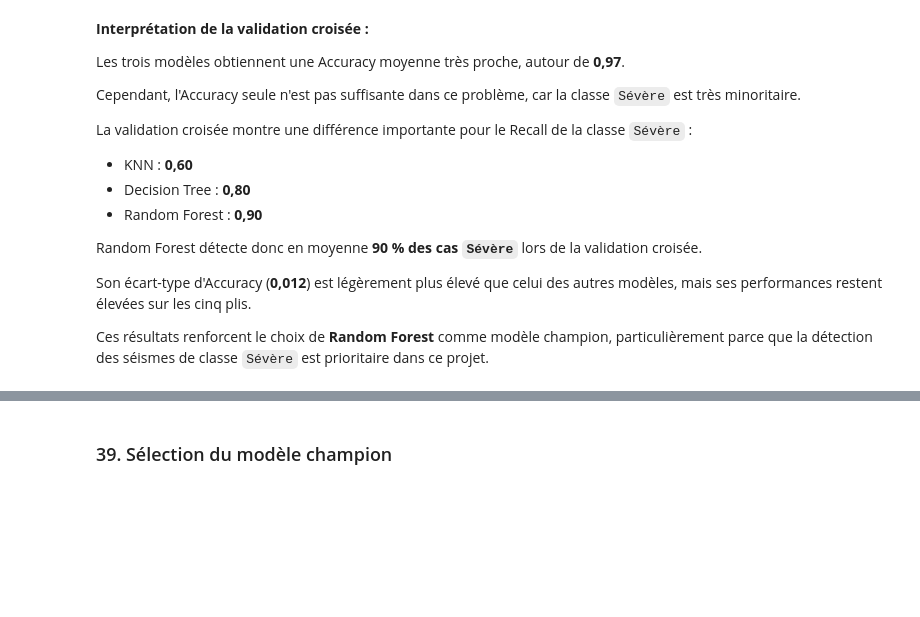
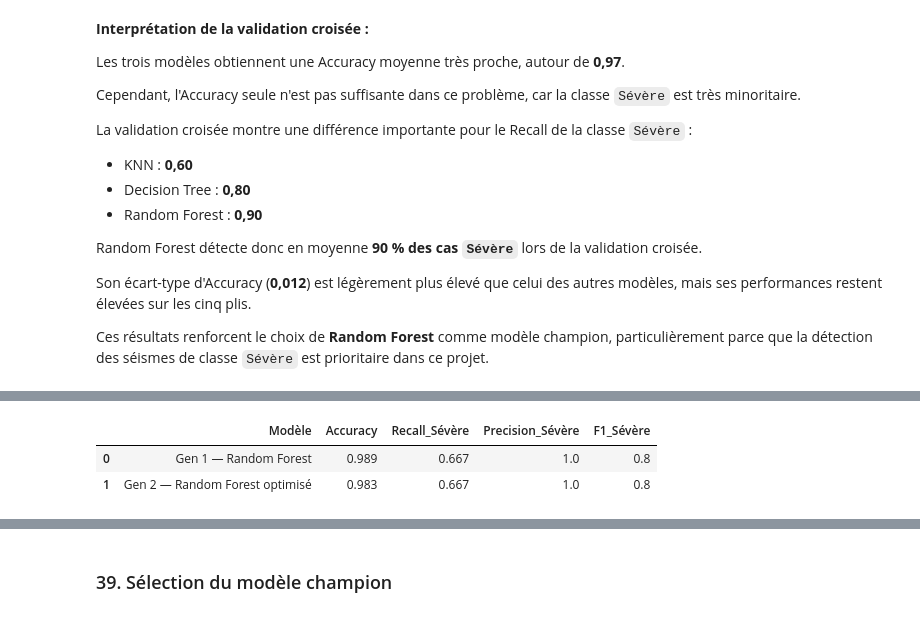
Before and after one commit to tarekalsemaan/USGS-Earthquake-AI, a Jupyter notebook: notebooks/05_Model_Damage.ipynb, the cells around one changed output, grey strips where cells are left out. Saved outputs shown, nothing was run; the diff lists cells and outputs as text; code cells hidden in the pictures; blank space fills up the shorter version.

Commit message:
Add Gen 2 Random Forest hyperparameter tuning

```diff
--- a/notebooks/05_Model_Damage.ipynb
+++ b/notebooks/05_Model_Damage.ipynb
@@ -1699,0 +1708,18 @@ Ces résultats renforcent le choix de **Random Forest** comme modèle champion,
+# %%
+
+# GEN 2 — HYPERPARAMÈTRES À TESTER
+
+
+param_grid = {
+    "n_estimators": [100, 200, 300, 500],
+    "max_depth": [None, 5, 10, 20],
+    "min_samples_split": [2, 5, 10],
+    "min_samples_leaf": [1, 2, 4],
+    "max_features": ["sqrt", "log2"],
+    "class_weight": ["balanced", "balanced_subsample"]
+}
+
+print("Hyperparamètres à tester :")
+
+for param, values in param_grid.items():
+    print(f"{param} : {values}")
@@ -1699,0 +1851,51 @@ Ces résultats renforcent le choix de **Random Forest** comme modèle champion,
+# %%
+
+# COMPARAISON — GEN 1 VS GEN 2
+
+
+comparison_gen = pd.DataFrame({
+    "Modèle": [
+        "Gen 1 — Random Forest",
+        "Gen 2 — Random Forest optimisé"
+    ],
+    "Accuracy": [
+        accuracy_rf,
+        accuracy_gen2
+    ],
+    "Recall_Sévère": [
+        recall_score(
+            y_test,
+            y_pred_rf,
+            labels=["Sévère"],
+            average=None,
+            zero_division=0
+        )[0],
+        recall_severe_gen2
+    ],
+    "Precision_Sévère": [
+        precision_score(
+            y_test,
+            y_pred_rf,
+            labels=["Sévère"],
+            average=None,
+            zero_division=0
+        )[0],
+        precision_severe_gen2
+    ],
+    "F1_Sévère": [
+        f1_score(
+            y_test,
+            y_pred_rf,
+            labels=["Sévère"],
+            average=None,
+            zero_division=0
+        )[0],
+        f1_severe_gen2
+    ]
+})
+
+display(comparison_gen.round(3))
+# %% [output]
+|  | Modèle | Accuracy | Recall_Sévère | Precision_Sévère | F1_Sévère |
+| 0 | Gen 1 — Random Forest | 0.989 | 0.667 | 1.0 | 0.8 |
+| 1 | Gen 2 — Random Forest optimisé | 0.983 | 0.667 | 1.0 | 0.8 |
```
Also changed, not shown: parts of 19 cells of this notebook.
